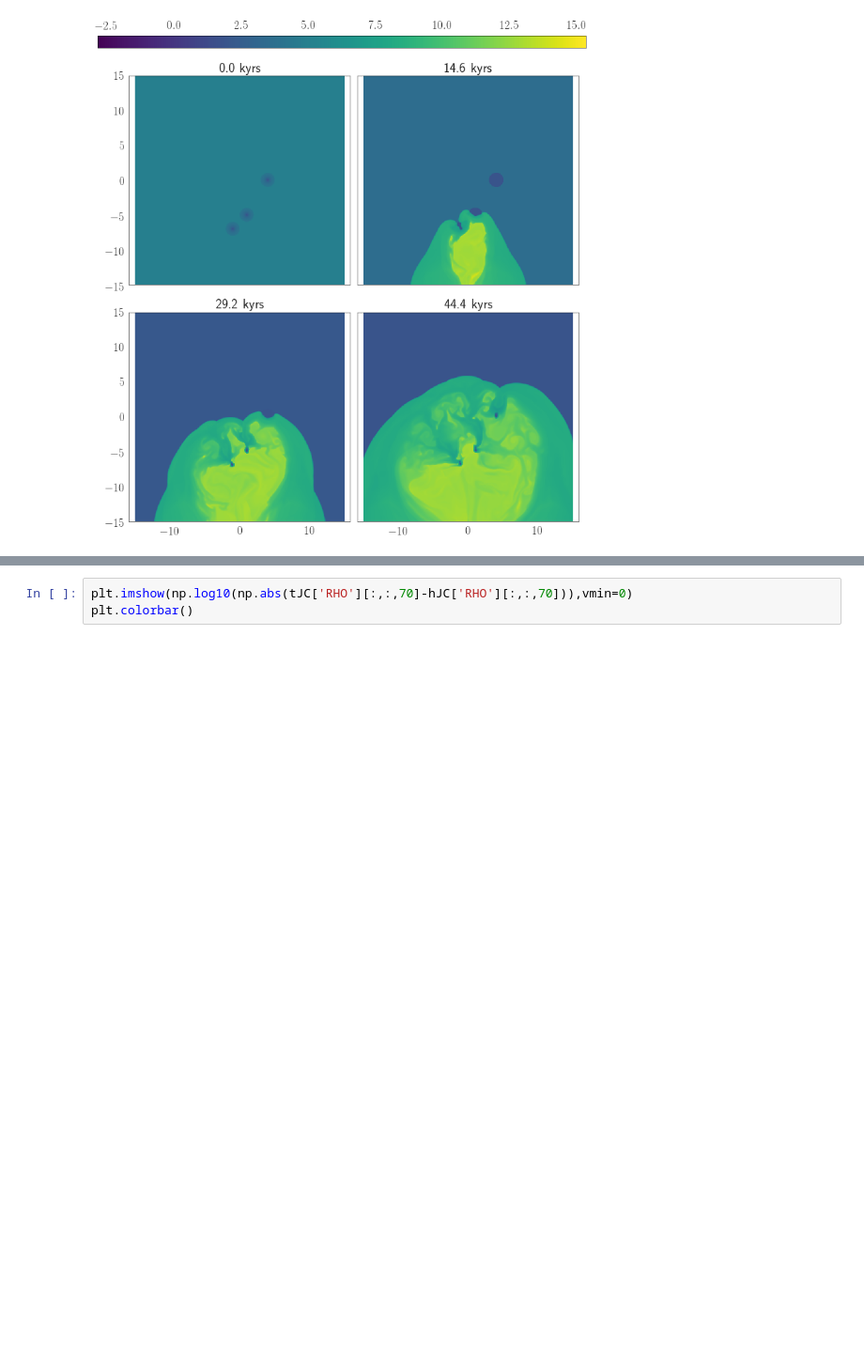
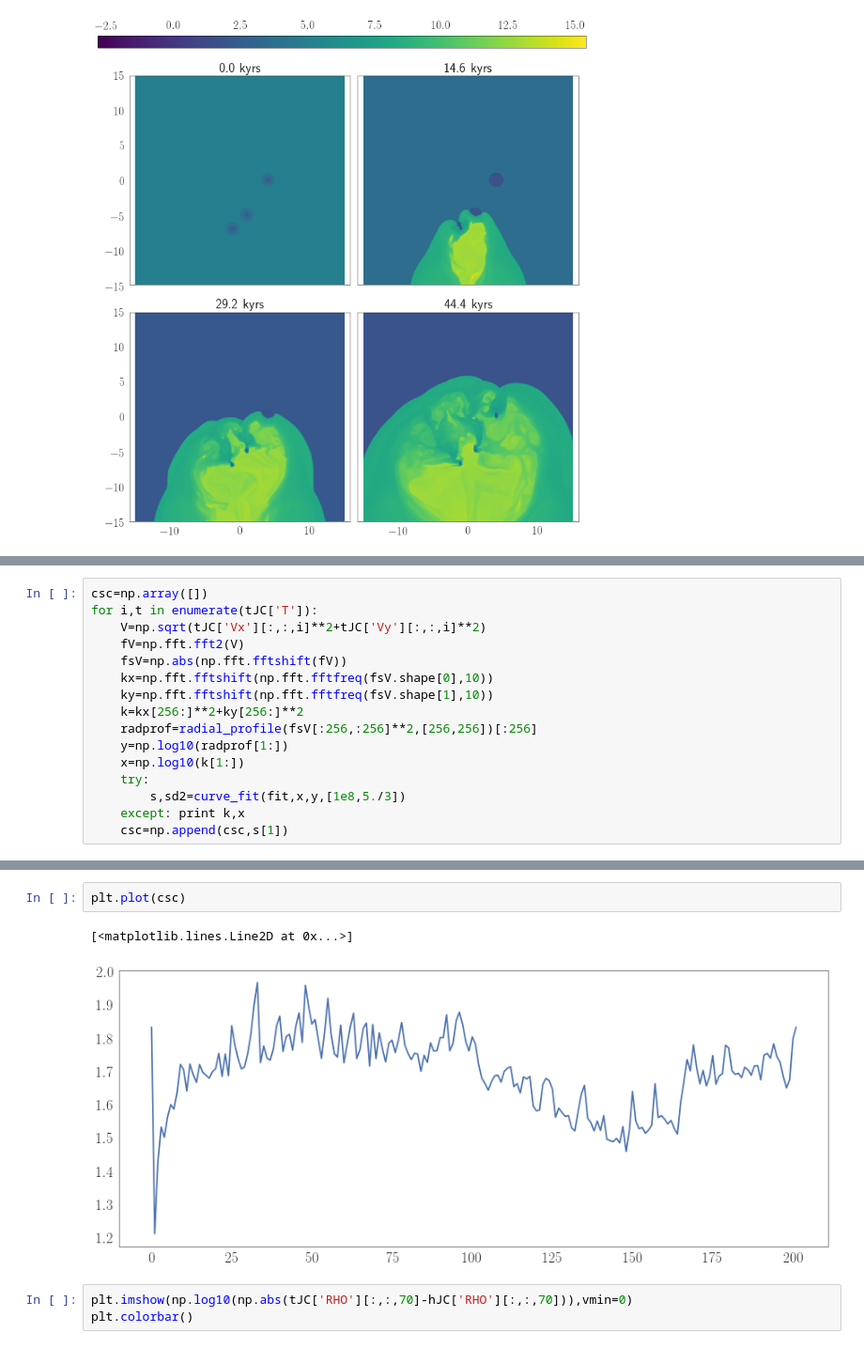
Before and after one commit to Mixpap/MasterThesis, a Jupyter notebook: Notebooks/Data (Jet-Cloud interaction).ipynb, the cells around one changed output, grey strips where cells are left out. Shown at 94% size. Saved outputs shown, nothing was run; the diff lists cells and outputs as text; blank space fills up the shorter version.

```diff
--- a/Notebooks/Data (Jet-Cloud interaction).ipynb
+++ b/Notebooks/Data (Jet-Cloud interaction).ipynb
@@ -147,0 +196,16 @@ f.quadruple(tJC,np.log10(tJC['PRS']*f.Temp0/tJC['RHO']),tdk='kyrs',tlim=70)
+# %%
+csc=np.array([])
+for i,t in enumerate(tJC['T']):
+    V=np.sqrt(tJC['Vx'][:,:,i]**2+tJC['Vy'][:,:,i]**2)
+    fV=np.fft.fft2(V)
+    fsV=np.abs(np.fft.fftshift(fV))
+    kx=np.fft.fftshift(np.fft.fftfreq(fsV.shape[0],10))
+    ky=np.fft.fftshift(np.fft.fftfreq(fsV.shape[1],10))
+    k=kx[256:]**2+ky[256:]**2
+    radprof=radial_profile(fsV[:256,:256]**2,[256,256])[:256]
+    y=np.log10(radprof[1:])
+    x=np.log10(k[1:])
+    try:
+        s,sd2=curve_fit(fit,x,y,[1e8,5./3])
+    except: print k,x
+    csc=np.append(csc,s[1])
@@ -148,3 +230,8 @@ f.quadruple(tJC,np.log10(tJC['PRS']*f.Temp0/tJC['RHO']),tdk='kyrs',tlim=70)
+# %%
+plt.plot(csc)
+# %% [output]
+[<matplotlib.lines.Line2D at 0x...>]
+[figure, added]
 # %%
 plt.imshow(np.log10(np.abs(tJC['RHO'][:,:,70]-hJC['RHO'][:,:,70])),vmin=0)
 plt.colorbar()
```
Also changed, not shown: parts of 12 cells of this notebook, 5 other files.
